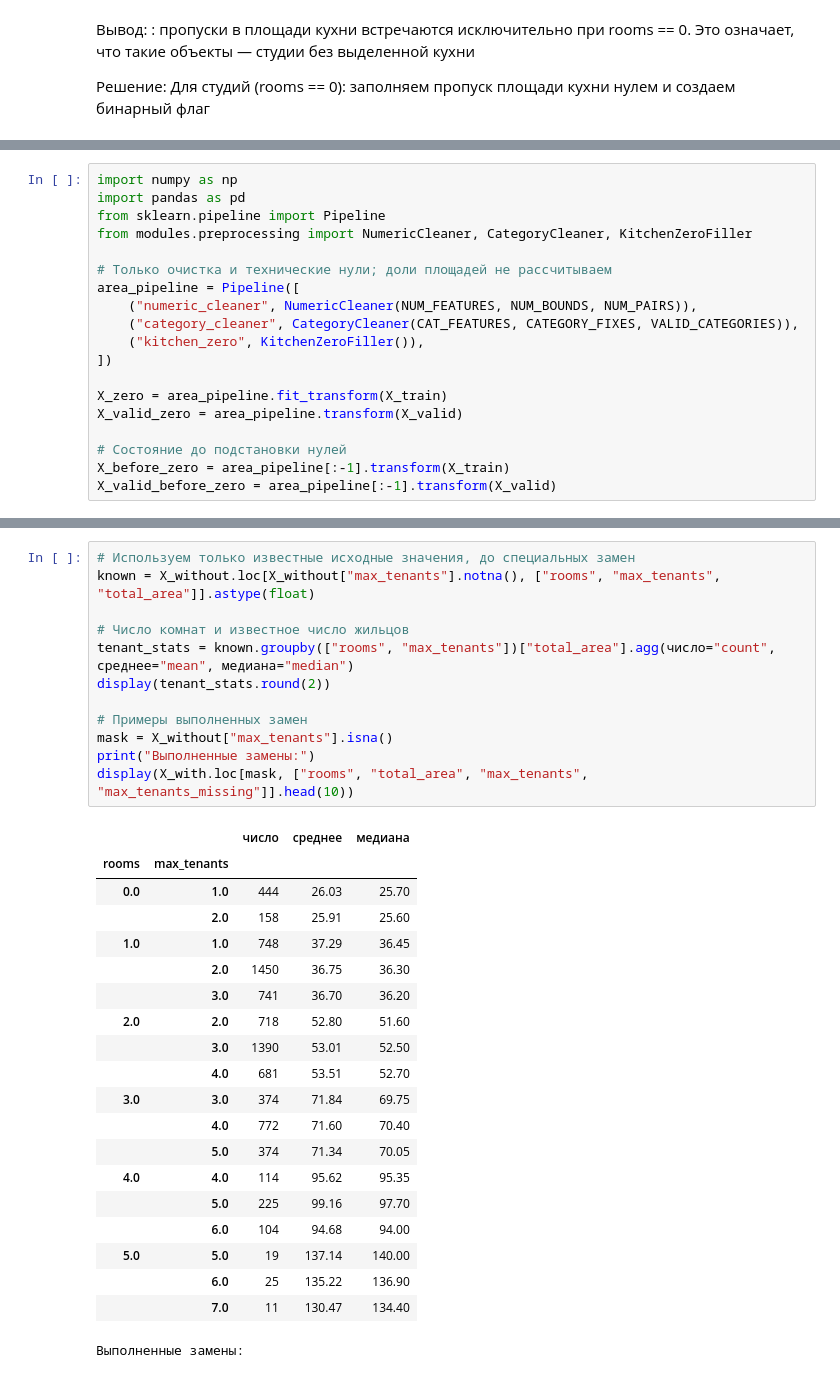
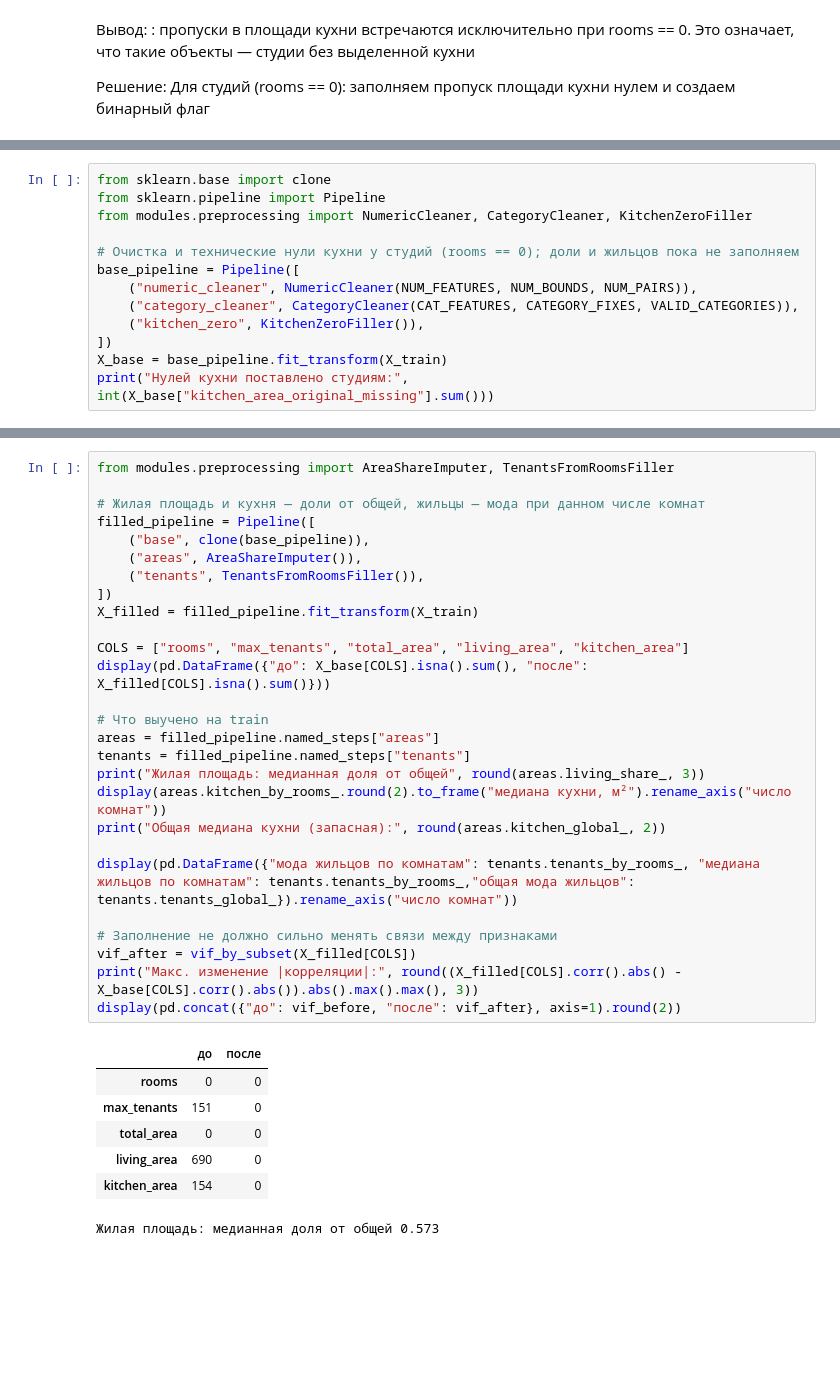
Before and after one commit to 6VolGirl/6VolGirl-Suhodolova_Anna_Lab2, a Jupyter notebook: notebooks/01_preparation.ipynb, the cells around one changed output, grey strips where cells are left out. Cells and saved outputs as stored; diff of their text form; blank space fills up the shorter version.

```diff
--- a/notebooks/01_preparation.ipynb
+++ b/notebooks/01_preparation.ipynb
@@ -1012,19 +1012,13 @@ display(kitchen_groups.groupby("статус кухни")["total_area"].agg(["co
 # %%
-import numpy as np
-import pandas as pd
+from sklearn.base import clone
 from sklearn.pipeline import Pipeline
 from modules.preprocessing import NumericCleaner, CategoryCleaner, KitchenZeroFiller
 
-# Только очистка и технические нули; доли площадей не рассчитываем
-area_pipeline = Pipeline([
+# Очистка и технические нули кухни у студий (rooms == 0); доли и жильцов пока не заполняем
+base_pipeline = Pipeline([
     ("numeric_cleaner", NumericCleaner(NUM_FEATURES, NUM_BOUNDS, NUM_PAIRS)),
     ("category_cleaner", CategoryCleaner(CAT_FEATURES, CATEGORY_FIXES, VALID_CATEGORIES)),
     ("kitchen_zero", KitchenZeroFiller()),
 ])
-
-X_zero = area_pipeline.fit_transform(X_train)
-X_valid_zero = area_pipeline.transform(X_valid)
-
-# Состояние до подстановки нулей
-X_before_zero = area_pipeline[:-1].transform(X_train)
-X_valid_before_zero = area_pipeline[:-1].transform(X_valid)
+X_base = base_pipeline.fit_transform(X_train)
+print("Нулей кухни поставлено студиям:", int(X_base["kitchen_area_original_missing"].sum()))
@@ -1066,33 +1124,35 @@ display(pd.DataFrame({"без специальных замен": X_without[COLS
 # %%
-# Используем только известные исходные значения, до специальных замен
-known = X_without.loc[X_without["max_tenants"].notna(), ["rooms", "max_tenants", "total_area"]].astype(float)
+from modules.preprocessing import AreaShareImputer, TenantsFromRoomsFiller
 
-# Число комнат и известное число жильцов
-tenant_stats = known.groupby(["rooms", "max_tenants"])["total_area"].agg(число="count", среднее="mean", медиана="median")
-display(tenant_stats.round(2))
+# Жилая площадь и кухня — доли от общей, жильцы — мода при данном числе комнат
+filled_pipeline = Pipeline([
+    ("base", clone(base_pipeline)),
+    ("areas", AreaShareImputer()),
+    ("tenants", TenantsFromRoomsFiller()),
+])
+X_filled = filled_pipeline.fit_transform(X_train)
 
-# Примеры выполненных замен
-mask = X_without["max_tenants"].isna()
-print("Выполненные замены:")
-display(X_with.loc[mask, ["rooms", "total_area", "max_tenants", "max_tenants_missing"]].head(10))
+COLS = ["rooms", "max_tenants", "total_area", "living_area", "kitchen_area"]
+display(pd.DataFrame({"до": X_base[COLS].isna().sum(), "после": X_filled[COLS].isna().sum()}))
+
+# Что выучено на train
+areas = filled_pipeline.named_steps["areas"]
+tenants = filled_pipeline.named_steps["tenants"]
+print("Жилая площадь: медианная доля от общей", round(areas.living_share_, 3))
+display(areas.kitchen_by_rooms_.round(2).to_frame("медиана кухни, м²").rename_axis("число комнат"))
+print("Общая медиана кухни (запасная):", round(areas.kitchen_global_, 2))
+
+display(pd.DataFrame({"мода жильцов по комнатам": tenants.tenants_by_rooms_, "медиана жильцов по комнатам": tenants.tenants_by_rooms_,"общая мода жильцов": tenants.tenants_global_}).rename_axis("число комнат"))
+
+# Заполнение не должно сильно менять связи между признаками
+vif_after = vif_by_subset(X_filled[COLS])
+print("Макс. изменение |корреляции|:", round((X_filled[COLS].corr().abs() - X_base[COLS].corr().abs()).abs().max().max(), 3))
+display(pd.concat({"до": vif_before, "после": vif_after}, axis=1).round(2))
 # %% [output]
-|  |  | число | среднее | медиана |
-| rooms | max_tenants |  |  |  |
-| 0.0 | 1.0 | 444 | 26.03 | 25.70 |
-|  | 2.0 | 158 | 25.91 | 25.60 |
-| 1.0 | 1.0 | 748 | 37.29 | 36.45 |
-|  | 2.0 | 1450 | 36.75 | 36.30 |
-|  | 3.0 | 741 | 36.70 | 36.20 |
-| 2.0 | 2.0 | 718 | 52.80 | 51.60 |
-|  | 3.0 | 1390 | 53.01 | 52.50 |
-|  | 4.0 | 681 | 53.51 | 52.70 |
-| 3.0 | 3.0 | 374 | 71.84 | 69.75 |
-|  | 4.0 | 772 | 71.60 | 70.40 |
-|  | 5.0 | 374 | 71.34 | 70.05 |
-| 4.0 | 4.0 | 114 | 95.62 | 95.35 |
-|  | 5.0 | 225 | 99.16 | 97.70 |
-|  | 6.0 | 104 | 94.68 | 94.00 |
-| 5.0 | 5.0 | 19 | 137.14 | 140.00 |
-|  | 6.0 | 25 | 135.22 | 136.90 |
-|  | 7.0 | 11 | 130.47 | 134.40 |
+|  | до | после |
+| rooms | 0 | 0 |
+| max_tenants | 151 | 0 |
+| total_area | 0 | 0 |
+| living_area | 690 | 0 |
+| kitchen_area | 154 | 0 |
-Выполненные замены:
+Жилая площадь: медианная доля от общей 0.573
```
Also changed, not shown: parts of 37 cells of this notebook, 1 other file.
